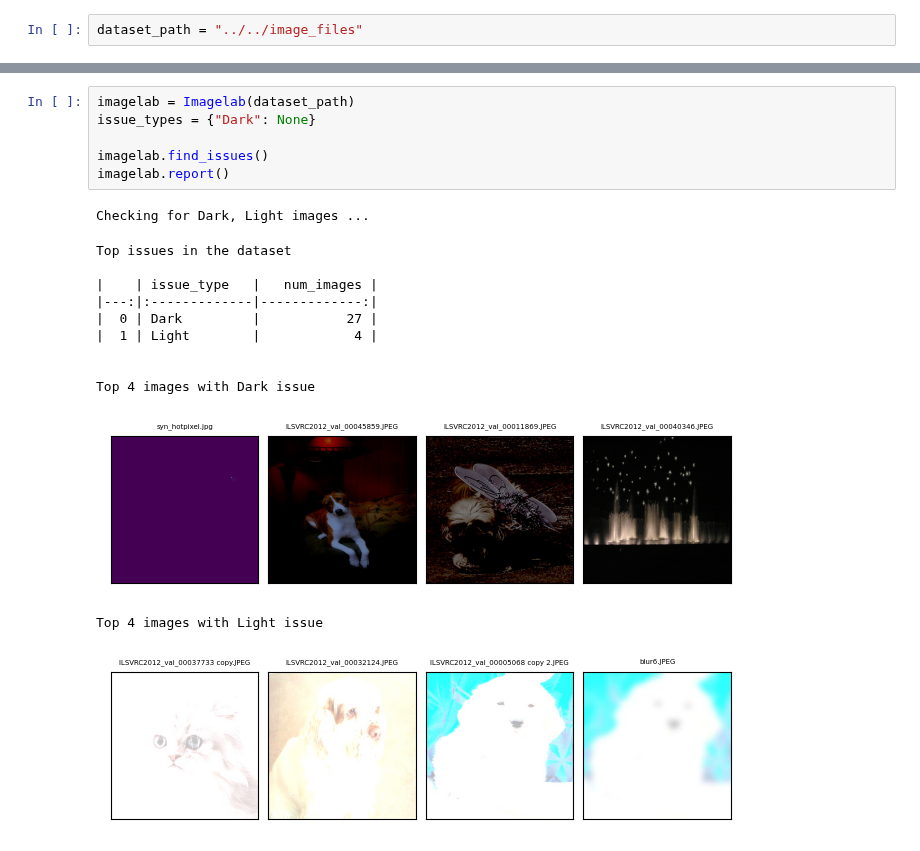
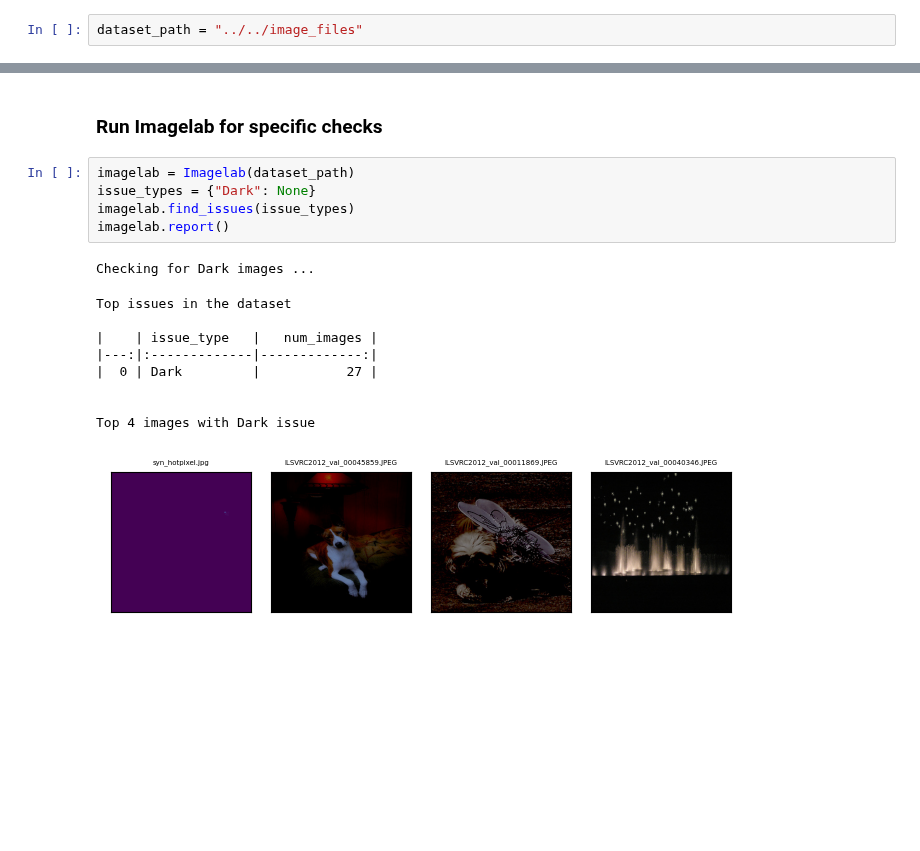
Before and after one commit to cleanlab/cleanvision, a Jupyter notebook: notebooks/demo.ipynb, the cells around one changed output, grey strips where cells are left out. Cells and saved outputs as stored; diff of their text form; blank space fills up the shorter version.

Commit message:
Modified code to run imagelab.find_issues() incrementally

```diff
--- a/notebooks/demo.ipynb
+++ b/notebooks/demo.ipynb
@@ -5,20 +25,18 @@ dataset_path = "../../image_files"
+# %% [markdown]
+### Run Imagelab for specific checks
 # %%
 imagelab = Imagelab(dataset_path)
 issue_types = {"Dark": None}
-
-imagelab.find_issues()
+imagelab.find_issues(issue_types)
 imagelab.report()
 # %% [output]
-Checking for Dark, Light images ...
+Checking for Dark images ...
 Top issues in the dataset
 
 |    | issue_type   |   num_images |
 |---:|:-------------|-------------:|
 |  0 | Dark         |           27 |
-|  1 | Light        |            4 |
 
 
 Top 4 images with Dark issue
-[figure, old version]
+[figure, new version]
-Top 4 images with Light issue
-[figure, removed]
```
Also changed, not shown: parts of 8 cells of this notebook, 5 other files.
